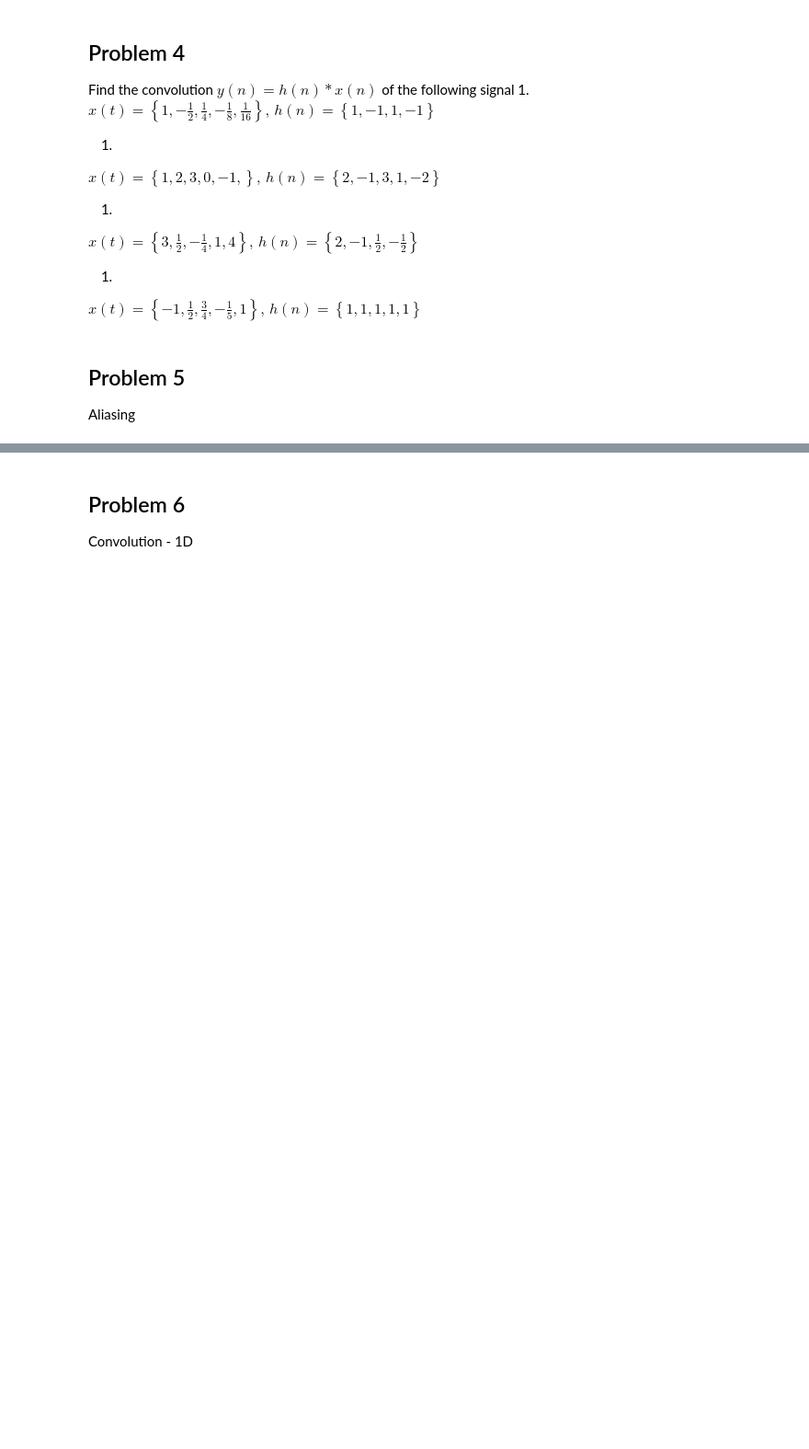
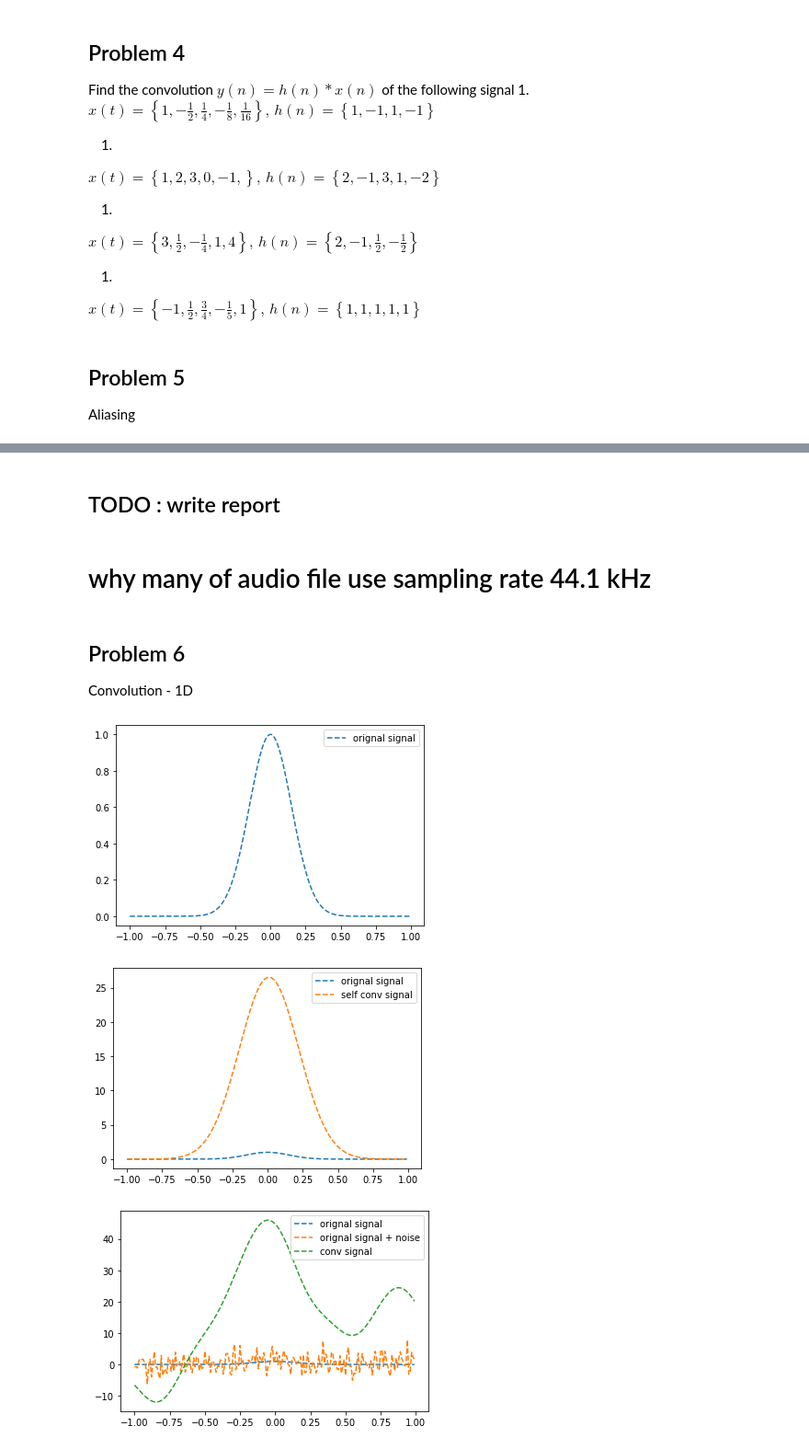
Before and after one commit to Pataweepr/ComEngMath2, a Jupyter notebook: (ComEngMath2)Lab5.ipynb, the cells around one changed output, grey strips where cells are left out. Shown at 92% size. Drawn from its saved outputs; the diff is of its cells as text; code cells hidden in the pictures; blank space fills up the shorter version.

```diff
--- a/(ComEngMath2)Lab5.ipynb
+++ b/(ComEngMath2)Lab5.ipynb
@@ -83,3 +148,7 @@ Aliasing
+# %% [markdown]
+## TODO : write report
+# %% [markdown]
+# why many of audio file use sampling rate 44.1 kHz
 # %% [markdown]
 ## Problem 6
 Convolution - 1D
@@ -90,0 +155,25 @@ Convolution - 1D
+# %%
+t = np.linspace(-1, 1, 2 * 100, endpoint=False)
+i, q, e = signal.gausspulse(t, fc=5, retquad=True, retenv=True)
+plt.plot(t, e, '--',label = 'orignal signal')
+plt.legend(loc='upper right')
+plt.show()
+
+# fig2 = plt.figure()
+conv_e = np.convolve(e,e,'same')
+plt.plot(t, e, '--',label = 'orignal signal')
+plt.plot(t, conv_e, '--',label = 'self conv signal')
+plt.legend(loc='upper right')
+plt.show()
+
+e_noise = e + np.random.randn(len(e))*2.5
+conv_e_noise = np.convolve(e,e_noise,'same')
+plt.plot(t, e, '--',label = 'orignal signal')
+plt.plot(t, e_noise, '--',label = 'orignal signal + noise')
+plt.plot(t, conv_e_noise, '--',label = 'conv signal')
+plt.legend(loc='upper right')
+plt.show()
+# %% [output]
+[figure, added]
+[figure, added]
+[figure, added]
```
Also changed, not shown: parts of 16 cells of this notebook.
